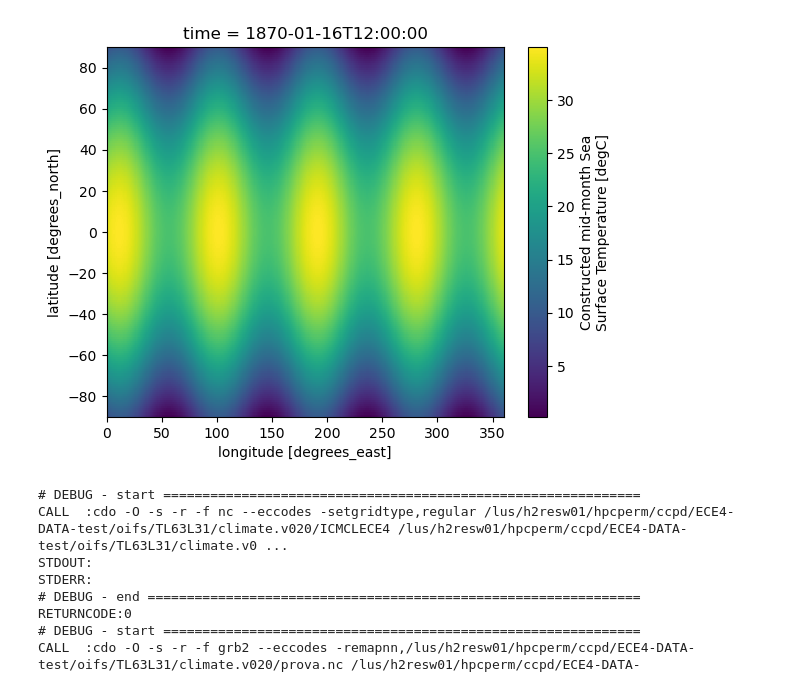
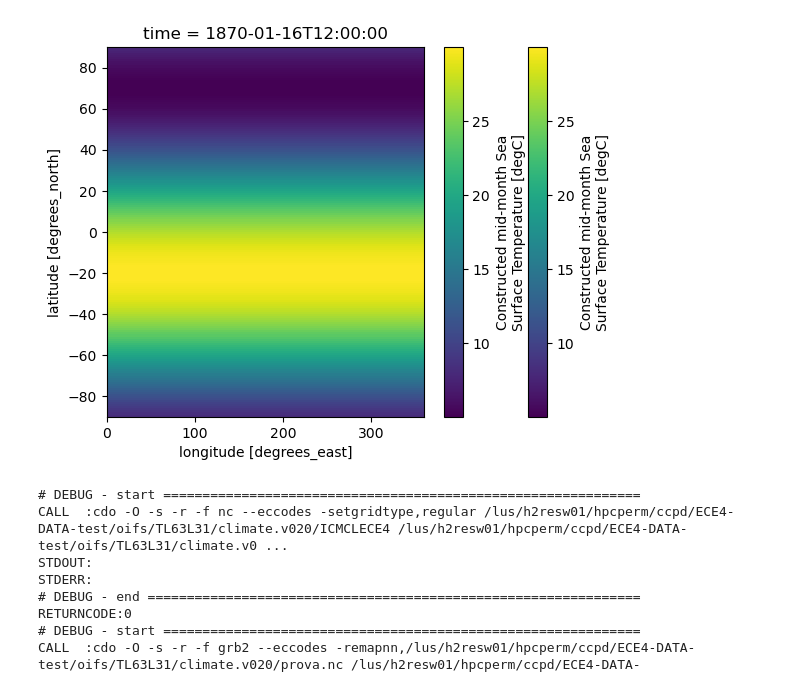
Before and after one commit to asozza/ecearth-quests, a Jupyter notebook: epochal/OIFS/modify_oifs.ipynb, the cells around one changed output. Cells and saved outputs as stored; diff of their text form; code cells hidden in the pictures.

Commit message:
seasona varying sst

```diff
--- a/epochal/OIFS/modify_oifs.ipynb
+++ b/epochal/OIFS/modify_oifs.ipynb
@@ -34,32 +64,54 @@ if os.path.exists(outfile):
 icefield.to_netcdf(outfile)
 # %%
 
-sstfield = xr.open_dataset(os.path.join(amip_indir, 'tosbcs_input4MIPs_SSTsAndSeaIce_CMIP_PCMDI-AMIP-1-1-3_gn_187001-201706.nc'))
-sstfield['tosbcs'].shape
-lons = sstfield['lon'].values
-lats = sstfield['lat'].values
-lon2d, lat2d = np.meshgrid(lons, lats)
+def generate_seasonal_sst(inputfile, outputfile, A=25, OFFSET=20, T0=5):
+    """
+    Generate a seasonal SST latitudinal pattern and save it to a netCDF file.
+    Parameters:
+    - inputfile: Path to the input netCDF file.
+    - outputfile: Path to the output netCDF file.
+    - A: Amplitude of the latitudinal SST pattern.
+    - OFFSET: Phase offset in degree for the seasonal pattern.
+    - T0: Mean temperature.
+    """
 
-# Sinusoidal parameters
-A = 25        # Amplitude in degrees Celsius
-B = 5      # Amplitude in degrees Celsius
-beta = 45    # Phase shift in degrees
-k_lat = np.pi / 180    # frequency in lat direction
-k_lon = np.pi / 180 * 4    # frequency in lon direction
-T0 = 5       # Mean temperature
+    sstfield = xr.open_dataset(inputfile)
+    sstfield['tosbcs'].shape
+    lons = sstfield['lon'].values
+    lats = sstfield['lat'].values
+    lon2d, lat2d = np.meshgrid(lons, lats)
 
-# Create sinusoidal SST pattern
-sst_pattern = A * np.cos(k_lat * lat2d) + B * np.sin(k_lon * lon2d + np.pi/180*beta) + T0
-sst_broadcast = np.broadcast_to(sst_pattern, sstfield['tosbcs'].shape)
+    # Sinusoidal parameters
+    A = 25        # Amplitude in degrees Celsius
+    #B = 5      # Amplitude in degrees Celsius
+    #beta = 45    # Phase shift in degrees
+    k_lat = np.pi / 180    # frequency in lat direction
+    #k_lon = np.pi / 180 * 4    # frequency in lon direction
+    T0 = 5       # Mean temperature
+    OFFSET = 20
 
-sstfield['tosbcs'].data = sst_broadcast
-sstfield['tosbcs'].isel(time=0).plot()
-outfile = os.path.join(amip_outdir, 'tosbcs_input4MIPs_SSTsAndSeaIce_CMIP_PCMDI-AMIP-1-1-3_gn_187001-201706.nc')
-if os.path.exists(outfile):
-    os.remove(outfile)
-sstfield.to_netcdf(outfile)
+    seasonal = np.cos(np.linspace(0,2*np.pi,num=13))[:-1]* OFFSET
+
+    # Create sinusoidal SST pattern
+    sst_pattern = []
+    for phasing in seasonal:
+        sst_pattern.append(A * np.pow(np.cos(k_lat * lat2d + np.pi/180* phasing), 2) + T0) #+ B * np.sin(k_lon * lon2d + np.pi/180*beta) + T0
+    sst_stack = np.stack(sst_pattern, axis=0)
+    stacksize = sstfield['tosbcs'].shape[0]
+    sst_broadcast = np.tile(sst_stack, ((stacksize+11)//12, 1, 1))[:stacksize]
+    sstfield['tosbcs'].data = sst_broadcast
+    #sst_broadcast = np.broadcast_to(sst_stack, sstfield['tosbcs'].shape)
+    #(sstfield['tosbcs'].isel(time=6)-sstfield['tosbcs'].isel(time=0)).plot()
+    if os.path.exists(outputfile):
+        os.remove(outputfile)
+    sstfield.to_netcdf(outputfile)
+
+generate_seasonal_sst(
+    inputfile=os.path.join(amip_indir, 'tosbcs_input4MIPs_SSTsAndSeaIce_CMIP_PCMDI-AMIP-1-1-3_gn_187001-201706.nc'),
+    outputfile=os.path.join(amip_outdir, 'tosbcs_input4MIPs_SSTsAndSeaIce_CMIP_PCMDI-AMIP-1-1-3_gn_187001-201706.nc')
+)
 # %% [output]
-[figure, old version]
+[figure, new version]
 # %%
 
 
```
Also changed, not shown: parts of 3 cells of this notebook.
